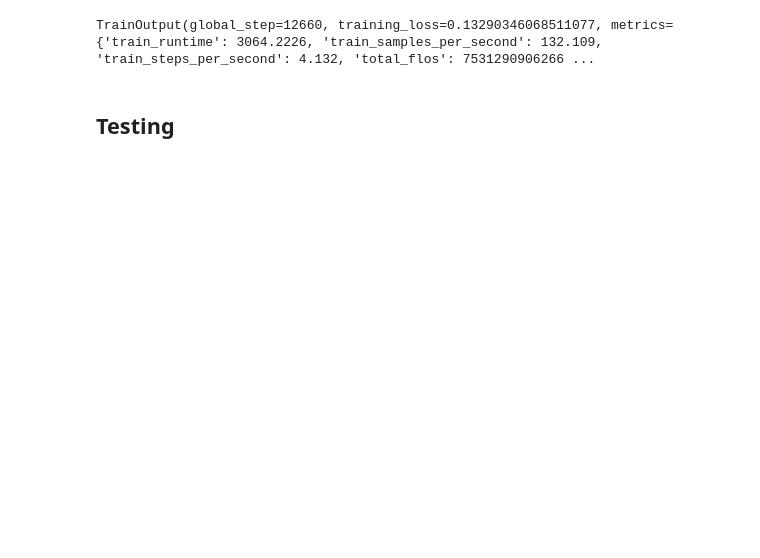
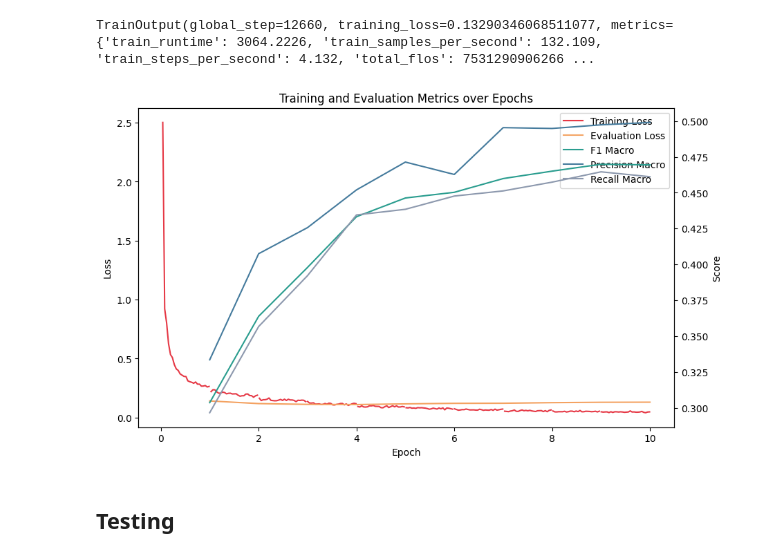
Before and after one commit to amee342/semantic_role_labeling, a Jupyter notebook: bert_finetuning.ipynb, the cells around one changed output. Drawn from its saved outputs; the diff is of its cells as text; code cells hidden in the pictures; blank space fills up the shorter version.

```diff
--- a/bert_finetuning.ipynb
+++ b/bert_finetuning.ipynb
@@ -516,6 +525,42 @@ tokenizer.save_pretrained(f"{out_dir}/best_model")
 # Optional: also save the best metric value
 with open(f"{out_dir}/best_model/best_metric.json", "w") as f:
     json.dump({"best_eval_f1_macro": best_cb.best_metric}, f, indent=2)
+# %%
+records = []
+
+with open("/content/drive/MyDrive/SRL/distilbert-base-uncased-finetuned-SRL-20260305-154721/metrics.jsonl", "r") as f:
+    for line in f:
+        records.append(json.loads(line))
+
+df = pd.DataFrame(records)
+train_df = df[df["event"] == "log"].copy()
+eval_df = df[df["event"] == "eval"].copy()
+train_df = train_df.groupby("epoch", as_index=False)["loss"].mean()
+# %%
+plt.figure(figsize=(10,6))
+
+ax1 = plt.gca()
+ax1.plot(train_df["epoch"], train_df["loss"],color="#E63946", label="Training Loss")
+ax1.plot(eval_df["epoch"], eval_df["eval_loss"], color="#F4A261", label="Evaluation Loss")
+ax1.set_xlabel("Epoch")
+ax1.set_ylabel("Loss")
+
+
+ax2 = ax1.twinx()
+ax2.plot(eval_df["epoch"], eval_df["eval_f1_macro"], color="#2A9D8F", label="F1 Macro")
+ax2.plot(eval_df["epoch"], eval_df["eval_precision_macro"], color="#457B9D", label="Precision Macro")
+ax2.plot(eval_df["epoch"], eval_df["eval_recall_macro"], color="#8D99AE", label="Recall Macro")
+ax2.set_ylabel("Score")
+
+lines1, labels1 = ax1.get_legend_handles_labels()
+lines2, labels2 = ax2.get_legend_handles_labels()
+
+ax1.legend(lines1 + lines2, labels1 + labels2, loc="best")
+
+plt.title("Training and Evaluation Metrics over Epochs")
+plt.show()
+# %% [output]
+[figure, added]
 # %% [markdown]
 ## Testing
 # %%
```
Also changed, not shown: parts of 9 cells of this notebook.
